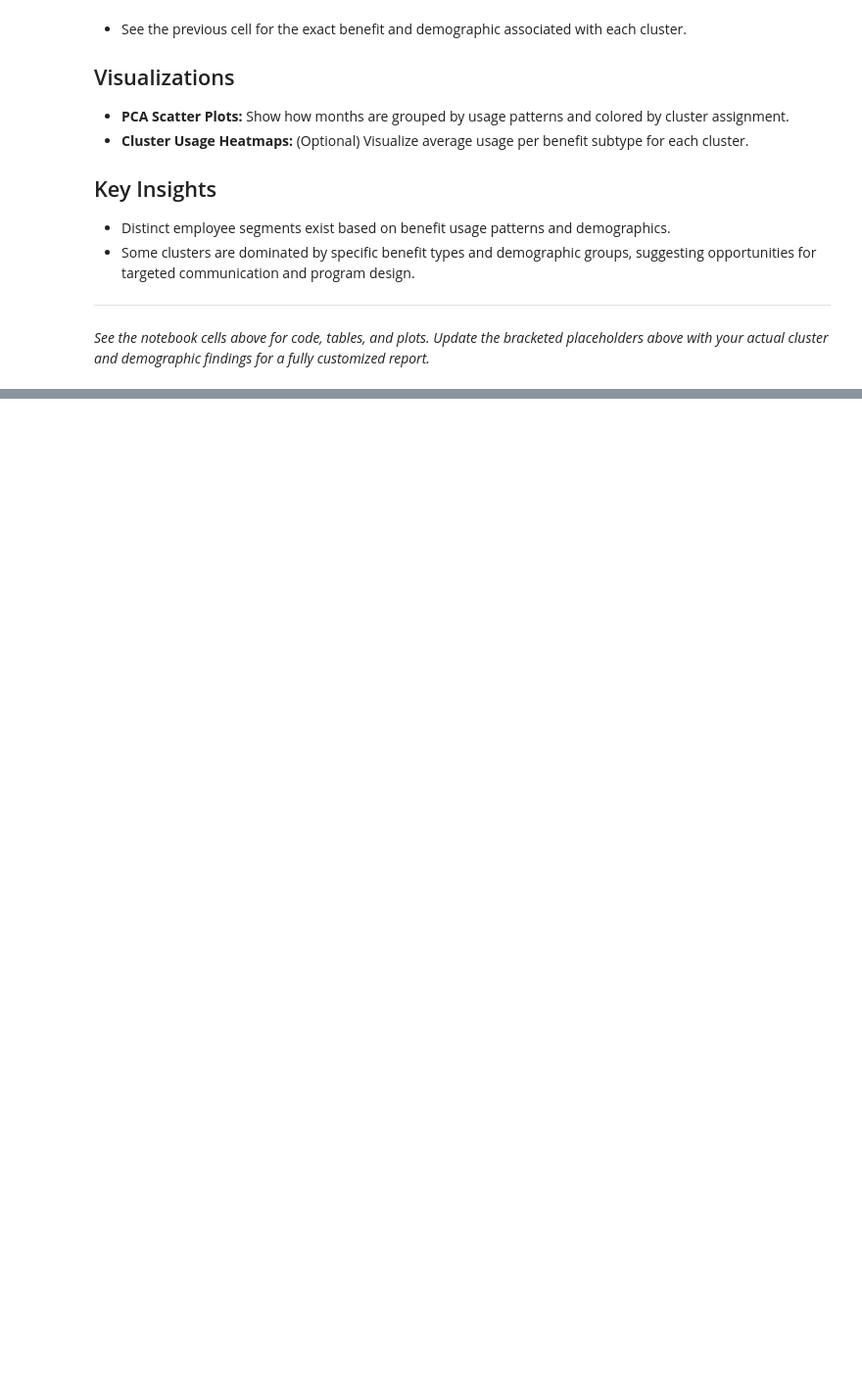
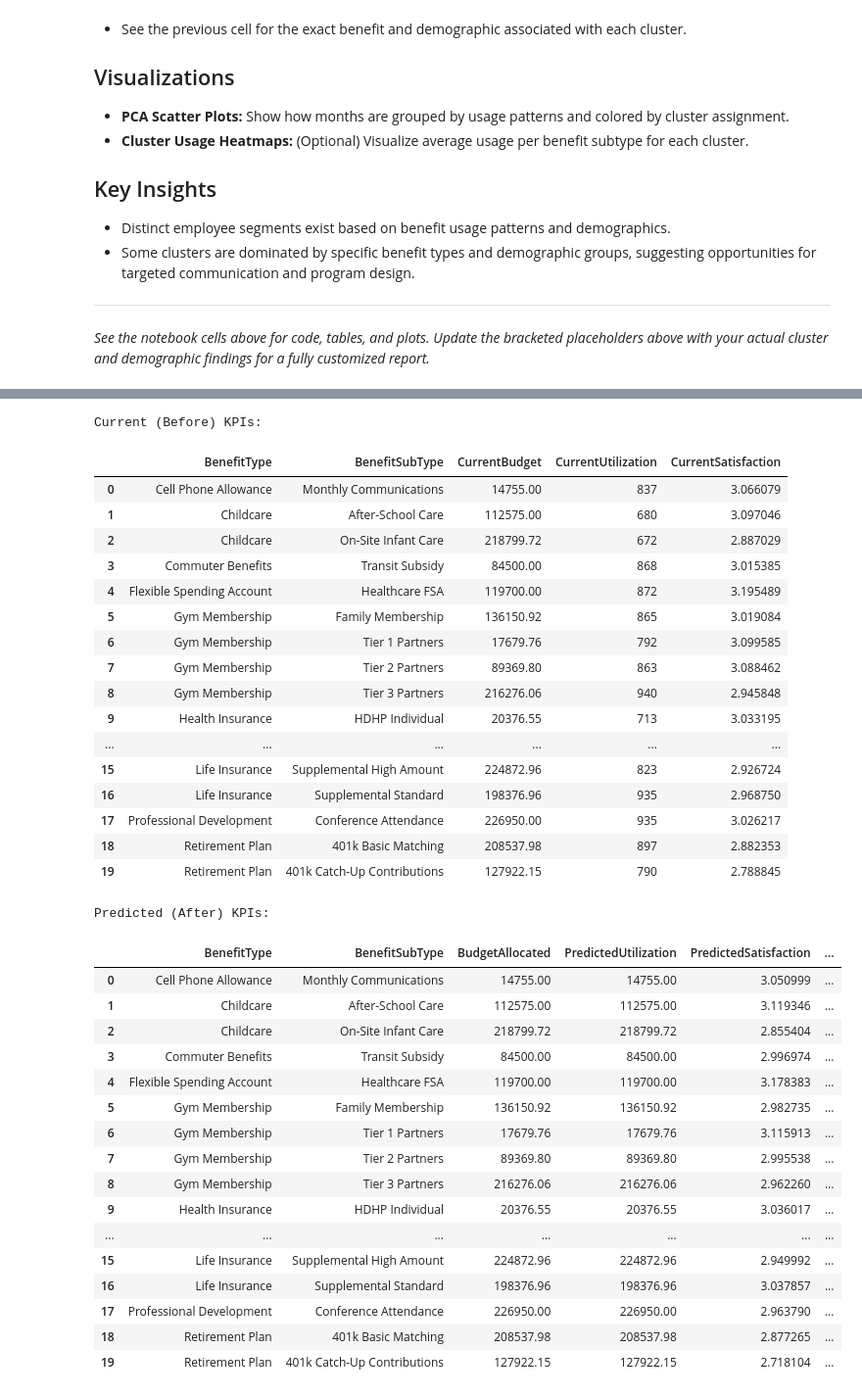
Before and after one commit to suletanmay/MidProgCaps, a Jupyter notebook: Phase_3.ipynb, the cells around one changed output, grey strips where cells are left out. Shown at 98% size. Drawn from its saved outputs; the diff is of its cells as text; code cells hidden in the pictures; blank space fills up the shorter version.

```diff
--- a/Phase_3.ipynb
+++ b/Phase_3.ipynb
@@ -591,0 +686,47 @@ Suggested benefits for Employee 4188 (Department: Finance, Tenure: <5):
+# %%
+# Display current (before) KPIs table
+current_kpis_display = current_kpis[['BenefitType','BenefitSubType','CurrentBudget','CurrentUtilization','CurrentSatisfaction']].copy()
+print('Current (Before) KPIs:')
+display(current_kpis_display.head(20))
+
+# Display predicted (after) KPIs table
+predicted_kpis_display = predicted_df[['BenefitType','BenefitSubType','BudgetAllocated','PredictedUtilization','PredictedSatisfaction','CostPerEmployee','PredictedROI']].copy()
+print('Predicted (After) KPIs:')
+display(predicted_kpis_display.head(20))
+# %% [output]
+Current (Before) KPIs:
+|  | BenefitType | BenefitSubType | CurrentBudget | CurrentUtilization | CurrentSatisfaction |
+| 0 | Cell Phone Allowance | Monthly Communications | 14755.00 | 837 | 3.066079 |
+| 1 | Childcare | After-School Care | 112575.00 | 680 | 3.097046 |
+| 2 | Childcare | On-Site Infant Care | 218799.72 | 672 | 2.887029 |
+| 3 | Commuter Benefits | Transit Subsidy | 84500.00 | 868 | 3.015385 |
+| 4 | Flexible Spending Account | Healthcare FSA | 119700.00 | 872 | 3.195489 |
+| 5 | Gym Membership | Family Membership | 136150.92 | 865 | 3.019084 |
+| 6 | Gym Membership | Tier 1 Partners | 17679.76 | 792 | 3.099585 |
+| 7 | Gym Membership | Tier 2 Partners | 89369.80 | 863 | 3.088462 |
+| 8 | Gym Membership | Tier 3 Partners | 216276.06 | 940 | 2.945848 |
+| 9 | Health Insurance | HDHP Individual | 20376.55 | 713 | 3.033195 |
+| ... | ... | ... | ... | ... | ... |
+| 15 | Life Insurance | Supplemental High Amount | 224872.96 | 823 | 2.926724 |
+| 16 | Life Insurance | Supplemental Standard | 198376.96 | 935 | 2.968750 |
+| 17 | Professional Development | Conference Attendance | 226950.00 | 935 | 3.026217 |
+| 18 | Retirement Plan | 401k Basic Matching | 208537.98 | 897 | 2.882353 |
+| 19 | Retirement Plan | 401k Catch-Up Contributions | 127922.15 | 790 | 2.788845 |
+Predicted (After) KPIs:
+|  | BenefitType | BenefitSubType | BudgetAllocated | PredictedUtilization | PredictedSatisfaction | ... |
+| 0 | Cell Phone Allowance | Monthly Communications | 14755.00 | 14755.00 | 3.050999 | ... |
+| 1 | Childcare | After-School Care | 112575.00 | 112575.00 | 3.119346 | ... |
+| 2 | Childcare | On-Site Infant Care | 218799.72 | 218799.72 | 2.855404 | ... |
+| 3 | Commuter Benefits | Transit Subsidy | 84500.00 | 84500.00 | 2.996974 | ... |
+| 4 | Flexible Spending Account | Healthcare FSA | 119700.00 | 119700.00 | 3.178383 | ... |
+| 5 | Gym Membership | Family Membership | 136150.92 | 136150.92 | 2.982735 | ... |
+| 6 | Gym Membership | Tier 1 Partners | 17679.76 | 17679.76 | 3.115913 | ... |
+| 7 | Gym Membership | Tier 2 Partners | 89369.80 | 89369.80 | 2.995538 | ... |
+| 8 | Gym Membership | Tier 3 Partners | 216276.06 | 216276.06 | 2.962260 | ... |
+| 9 | Health Insurance | HDHP Individual | 20376.55 | 20376.55 | 3.036017 | ... |
+| ... | ... | ... | ... | ... | ... | ... |
+| 15 | Life Insurance | Supplemental High Amount | 224872.96 | 224872.96 | 2.949992 | ... |
+| 16 | Life Insurance | Supplemental Standard | 198376.96 | 198376.96 | 3.037857 | ... |
+| 17 | Professional Development | Conference Attendance | 226950.00 | 226950.00 | 2.963790 | ... |
+| 18 | Retirement Plan | 401k Basic Matching | 208537.98 | 208537.98 | 2.877265 | ... |
+| 19 | Retirement Plan | 401k Catch-Up Contributions | 127922.15 | 127922.15 | 2.718104 | ... |
```
Also changed, not shown: parts of 16 cells of this notebook, 1 other file.
